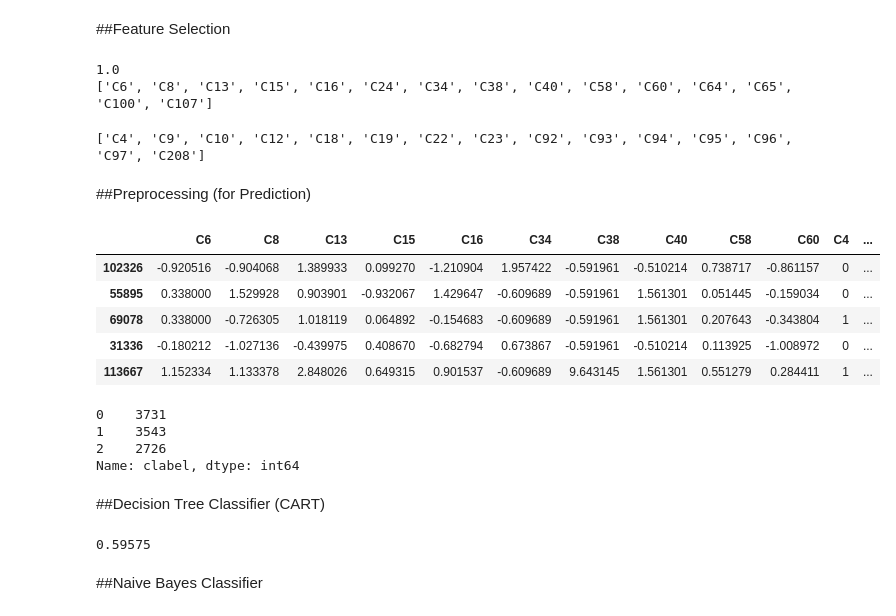
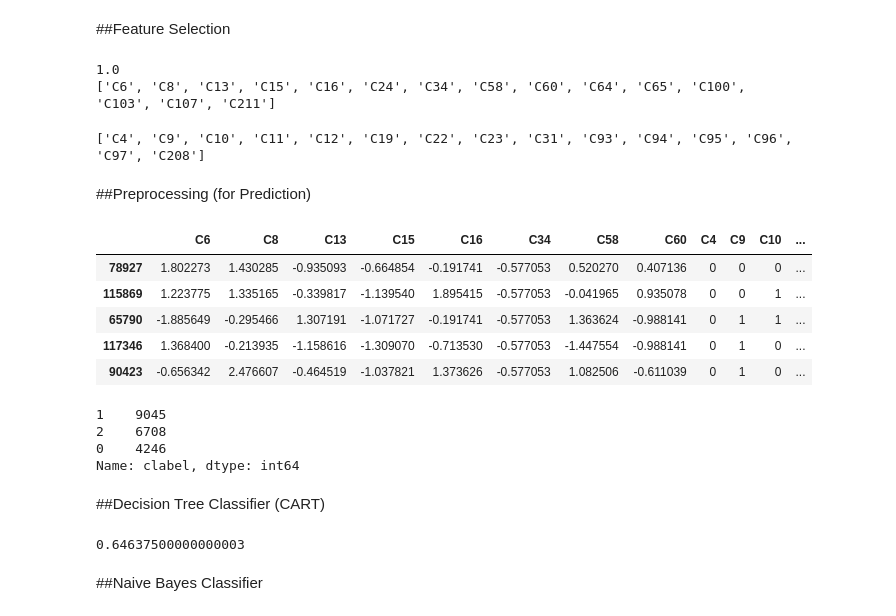
Before and after one commit to hungtzuhsuan/dataAnalytics, a Jupyter notebook: ipython/npout3_forcast.ipynb, the cells around one changed output. Drawn from its saved outputs; the diff is of its cells as text; code cells hidden in the pictures.

```diff
--- a/ipython/npout3_forcast.ipynb
+++ b/ipython/npout3_forcast.ipynb
@@ -12,8 +12,8 @@ df = pd.read_csv('../../MB_PCUST_NPOUT_TRAIN.txt', encoding='utf-8', header=1, s
 #del df['C2']
 
 #df = df.loc[df['C1']==6]
-#df = pd.concat([df.loc[df['C3']=='N'].sample(20000*1/3), df.loc[df['C3']=='Y'].sample(20000*2/3)])
-df = df.sample(10000)
+df = pd.concat([df.loc[df['C3']=='N'].sample(20000*2/3), df.loc[df['C3']=='Y'].sample(20000*1/3)])
+#df = df.sample(10000)
 del df['C1']
 del df['C2']
 df.head()
@@ -118,45 +119,45 @@ filtered = [dfc.columns[i] for i in anova_svm.named_steps['anova'].get_support(i
 print filtered
 # %% [output]
 1.0
-['C6', 'C8', 'C13', 'C15', 'C16', 'C24', 'C34', 'C38', 'C40', 'C58', 'C60', 'C64', 'C65', 'C100', 'C107']
+['C6', 'C8', 'C13', 'C15', 'C16', 'C24', 'C34', 'C58', 'C60', 'C64', 'C65', 'C100', 'C103', 'C107', 'C211']
 # %%
 from sklearn.feature_selection import SelectKBest, chi2
 
 dfc = df.loc[:, [df.columns[i] for i in xrange(len(df.columns)) if df.dtypes[i]=='object' and df.columns[i]!='C3']]
 for col in dfc.columns:
-  dfc[col] = df[col].replace({name: n for n, name in enumerate(df[col].unique())})
+    dfc[col] = df[col].replace({name: n for n, name in enumerate(df[col].unique())})
 
 selector = SelectKBest(chi2, k=15).fit(dfc, y)
 filtered2 = [dfc.columns[i] for i in selector.get_support(indices=True)]
 print filtered2
 # %% [output]
-['C4', 'C9', 'C10', 'C12', 'C18', 'C19', 'C22', 'C23', 'C92', 'C93', 'C94', 'C95', 'C96', 'C97', 'C208']
+['C4', 'C9', 'C10', 'C11', 'C12', 'C19', 'C22', 'C23', 'C31', 'C93', 'C94', 'C95', 'C96', 'C97', 'C208']
 # %% [markdown]
 ##Preprocessing (for Prediction)
 # %%
 from sklearn.preprocessing import StandardScaler
 
-choosed = filtered[:11] + filtered2[:11]
+choosed = filtered[:9] + filtered2[:9]
 choosed.remove('C22')
 choosed.remove('C24')
 
 X = df.loc[:, choosed]
 y = df['C3'].replace({'N':0, 'Y':1})
 for col in X.columns:
   try:
     X[col].fillna(0, inplace=True)
     X[col] = StandardScaler().fit_transform(X[col])
   except:
     X[col] = X[col].replace({name: n for n, name in enumerate(X[col].unique())})
 
 X.head()
 # %% [output]
-|  | C6 | C8 | C13 | C15 | C16 | C34 | C38 | C40 | C58 | C60 | C4 | ... |
-| 102326 | -0.920516 | -0.904068 | 1.389933 | 0.099270 | -1.210904 | 1.957422 | -0.591961 | -0.510214 | 0.738717 | -0.861157 | 0 | ... |
-| 55895 | 0.338000 | 1.529928 | 0.903901 | -0.932067 | 1.429647 | -0.609689 | -0.591961 | 1.561301 | 0.051445 | -0.159034 | 0 | ... |
-| 69078 | 0.338000 | -0.726305 | 1.018119 | 0.064892 | -0.154683 | -0.609689 | -0.591961 | 1.561301 | 0.207643 | -0.343804 | 1 | ... |
-| 31336 | -0.180212 | -1.027136 | -0.439975 | 0.408670 | -0.682794 | 0.673867 | -0.591961 | -0.510214 | 0.113925 | -1.008972 | 0 | ... |
-| 113667 | 1.152334 | 1.133378 | 2.848026 | 0.649315 | 0.901537 | -0.609689 | 9.643145 | 1.561301 | 0.551279 | 0.284411 | 1 | ... |
+|  | C6 | C8 | C13 | C15 | C16 | C34 | C58 | C60 | C4 | C9 | C10 | ... |
+| 78927 | 1.802273 | 1.430285 | -0.935093 | -0.664854 | -0.191741 | -0.577053 | 0.520270 | 0.407136 | 0 | 0 | 0 | ... |
+| 115869 | 1.223775 | 1.335165 | -0.339817 | -1.139540 | 1.895415 | -0.577053 | -0.041965 | 0.935078 | 0 | 0 | 1 | ... |
+| 65790 | -1.885649 | -0.295466 | 1.307191 | -1.071727 | -0.191741 | -0.577053 | 1.363624 | -0.988141 | 0 | 1 | 1 | ... |
+| 117346 | 1.368400 | -0.213935 | -1.158616 | -1.309070 | -0.713530 | -0.577053 | -1.447554 | -0.988141 | 0 | 1 | 0 | ... |
+| 90423 | -0.656342 | 2.476607 | -0.464519 | -1.037821 | 1.373626 | -0.577053 | 1.082506 | -0.611039 | 0 | 1 | 0 | ... |
 # %%
 from sklearn.cluster import KMeans
 
@@ -167,9 +168,9 @@ kmeans.fit(X_cData)
 df['clabel'] = kmeans.labels_
 df['clabel'].value_counts(sort=True)
 # %% [output]
-0    3731
-1    3543
-2    2726
+1    9045
+2    6708
+0    4246
 Name: clabel, dtype: int64
 # %% [markdown]
 ##Decision Tree Classifier (CART)
@@ -179,11 +180,10 @@ from sklearn import tree
 
 X_train, X_test, y_train, y_test = cross_validation.train_test_split(X, y, test_size=0.4, random_state=0)
 
-clf = tree.DecisionTreeClassifier() #CART
-clf = clf.fit(X_train, y_train)
-clf.score(X_test, y_test)
+clf1 = tree.DecisionTreeClassifier().fit(X_train, y_train) #CART
+clf1.score(X_test, y_test)
 # %% [output]
-0.59575
+0.64637500000000003
 # %%
 def get_code(tree, feature_names):
   left = tree.tree_.children_left
```
Also changed, not shown: parts of 13 cells of this notebook.
